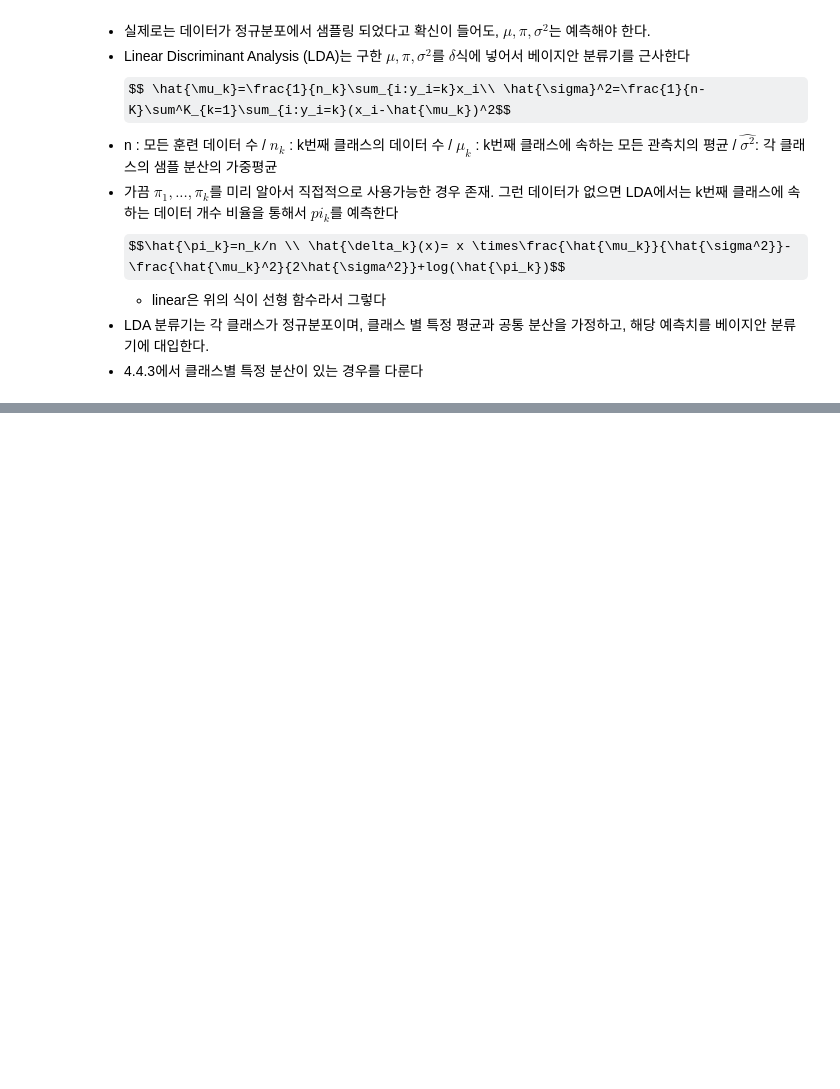
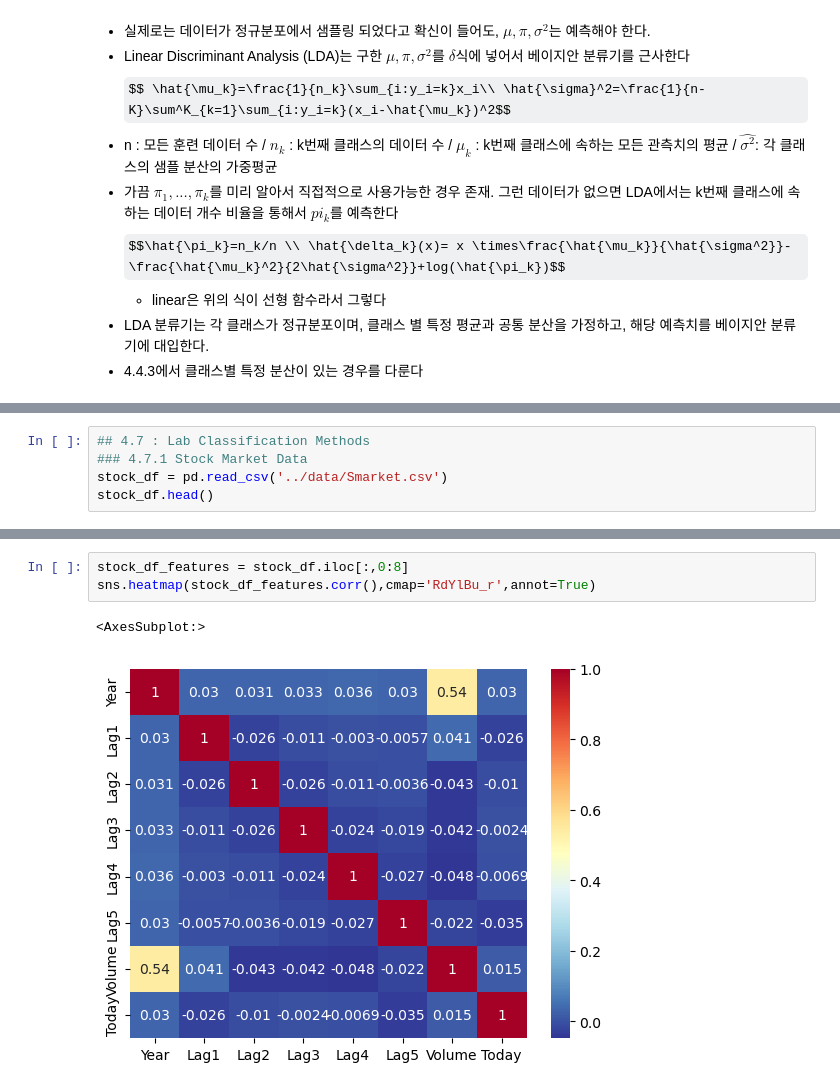
Before and after one commit to klee30810/ISLR_python, a Jupyter notebook: notebooks/4. Classification.ipynb, the cells around one changed output, grey strips where cells are left out. Cells and saved outputs as stored; diff of their text form; some formulas as TeX source; blank space fills up the shorter version.

```diff
--- a/notebooks/4. Classification.ipynb
+++ b/notebooks/4. Classification.ipynb
@@ -87,0 +185,5 @@ $$ Pr(Y=k|X=x) = \frac{e^{\beta_{k0}+\beta_{k1}x_1+...+\beta_{kp}pX_p}}{1+\sum^{
+# %%
+## 4.7 : Lab Classification Methods
+### 4.7.1 Stock Market Data
+stock_df = pd.read_csv('../data/Smarket.csv')
+stock_df.head()
@@ -87,0 +228,6 @@ $$ Pr(Y=k|X=x) = \frac{e^{\beta_{k0}+\beta_{k1}x_1+...+\beta_{kp}pX_p}}{1+\sum^{
+# %%
+stock_df_features = stock_df.iloc[:,0:8]
+sns.heatmap(stock_df_features.corr(),cmap='RdYlBu_r',annot=True)
+# %% [output]
+<AxesSubplot:>
+[figure, added]
```
Also changed, not shown: parts of 27 cells of this notebook.
